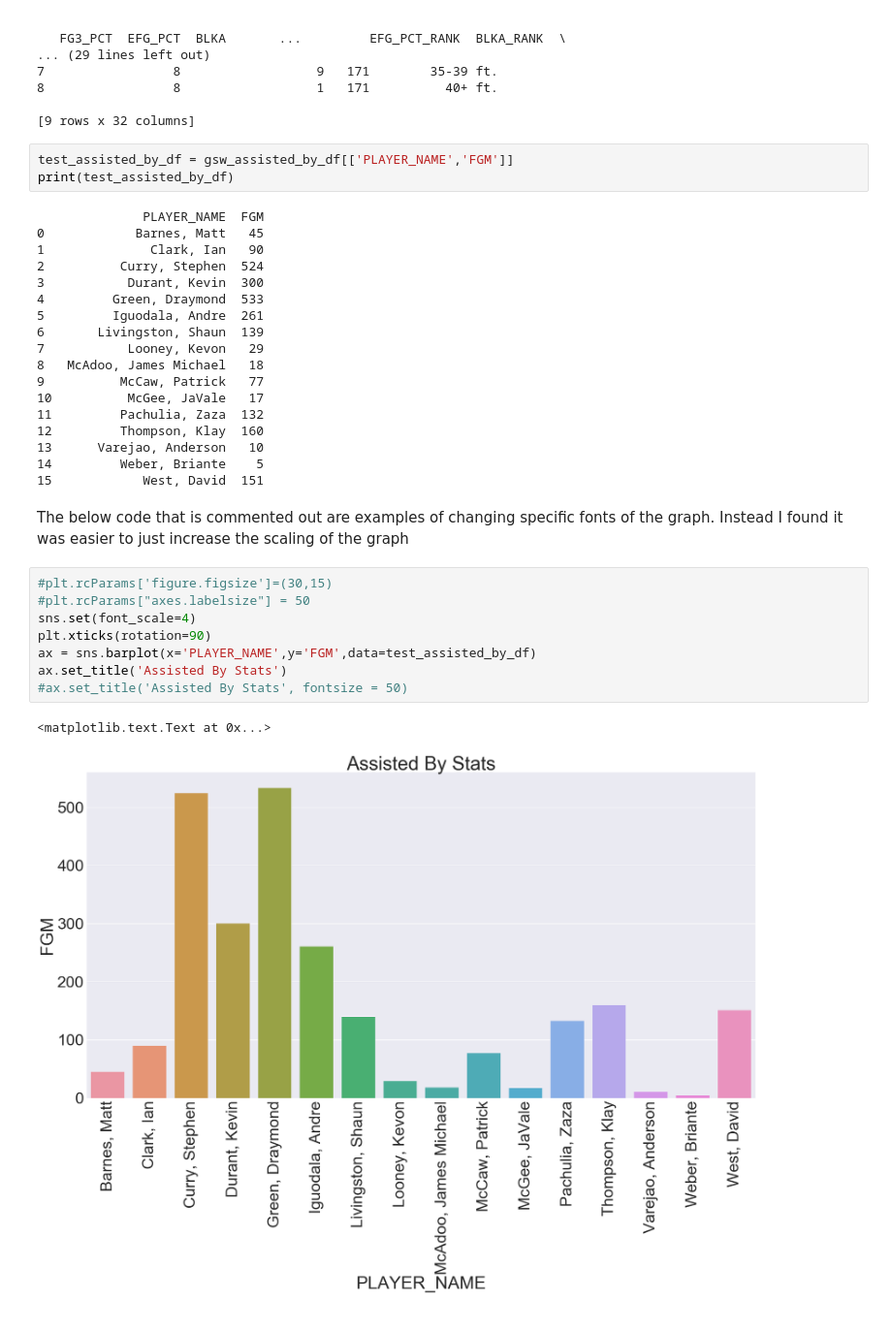
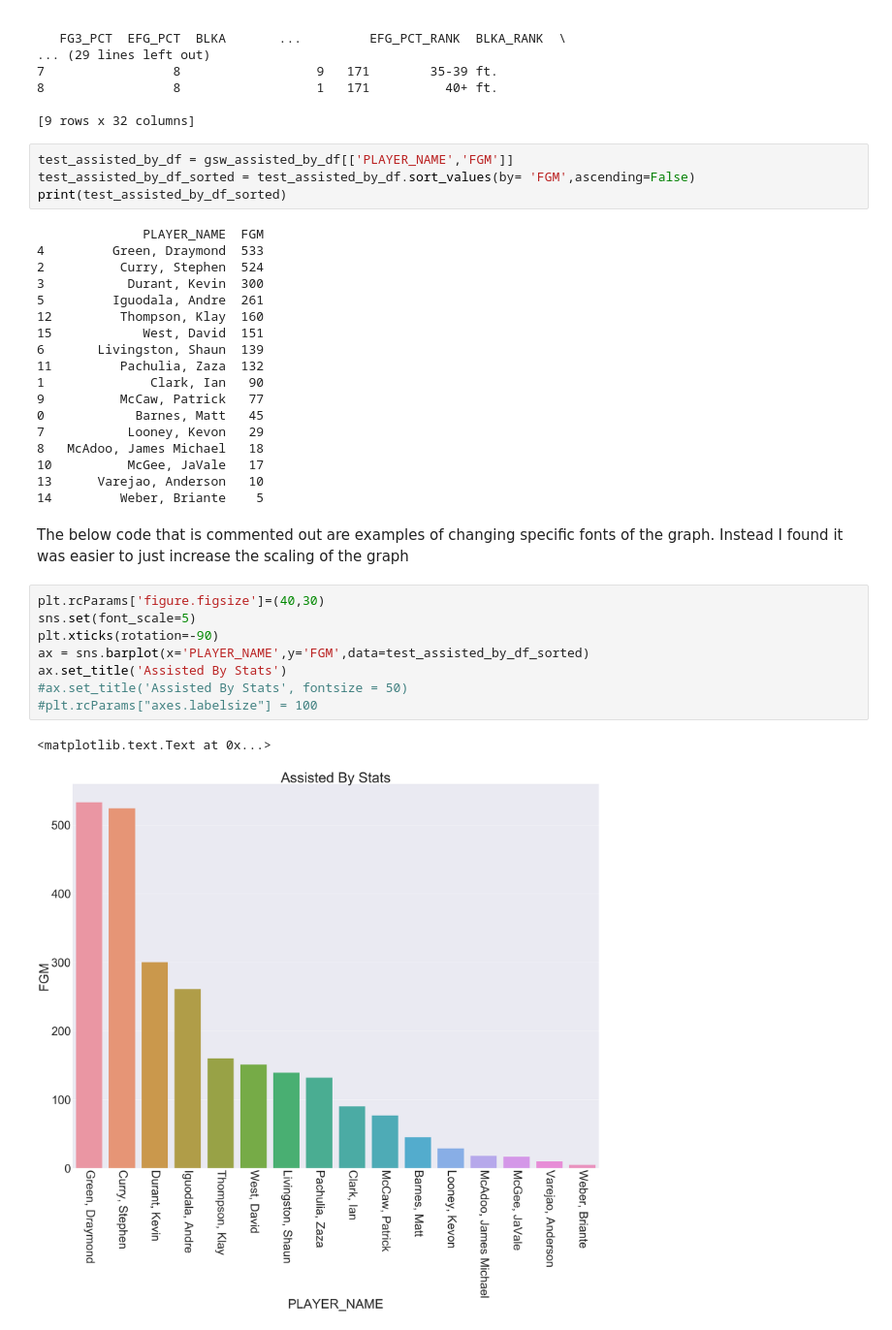
Before and after one commit to RodellRodriguez/golden-state-warriors, a Jupyter notebook: Stats/Golden State Warriors Data Visualization.ipynb, the cells around one changed output. Shown at 97% size. Cells and saved outputs as stored; diff of their text form.

```diff
--- a/Stats/Golden State Warriors Data Visualization.ipynb
+++ b/Stats/Golden State Warriors Data Visualization.ipynb
@@ -35,35 +37,36 @@ print(gsw_5ft_df)
 [9 rows x 32 columns]
 # %%
 test_assisted_by_df = gsw_assisted_by_df[['PLAYER_NAME','FGM']]
-print(test_assisted_by_df)
+test_assisted_by_df_sorted = test_assisted_by_df.sort_values(by= 'FGM',ascending=False)
+print(test_assisted_by_df_sorted)
 # %% [output]
               PLAYER_NAME  FGM
-0            Barnes, Matt   45
-1              Clark, Ian   90
+4         Green, Draymond  533
 2          Curry, Stephen  524
 3           Durant, Kevin  300
-4         Green, Draymond  533
 5         Iguodala, Andre  261
+12         Thompson, Klay  160
+15            West, David  151
 6       Livingston, Shaun  139
+11         Pachulia, Zaza  132
+1              Clark, Ian   90
+9          McCaw, Patrick   77
+0            Barnes, Matt   45
 7           Looney, Kevon   29
 8   McAdoo, James Michael   18
-9          McCaw, Patrick   77
 10          McGee, JaVale   17
-11         Pachulia, Zaza  132
-12         Thompson, Klay  160
 13      Varejao, Anderson   10
 14         Weber, Briante    5
-15            West, David  151
 # %% [markdown]
 The below code that is commented out are examples of changing specific fonts of the graph. Instead I found it was easier to just increase the scaling of the graph
 # %%
-#plt.rcParams['figure.figsize']=(30,15)
-#plt.rcParams["axes.labelsize"] = 50
-sns.set(font_scale=4)
-plt.xticks(rotation=90)
-ax = sns.barplot(x='PLAYER_NAME',y='FGM',data=test_assisted_by_df)
+plt.rcParams['figure.figsize']=(40,30)
+sns.set(font_scale=5)
+plt.xticks(rotation=-90)
+ax = sns.barplot(x='PLAYER_NAME',y='FGM',data=test_assisted_by_df_sorted)
 ax.set_title('Assisted By Stats')
 #ax.set_title('Assisted By Stats', fontsize = 50)
+#plt.rcParams["axes.labelsize"] = 100
 # %% [output]
 <matplotlib.text.Text at 0x...>
-[figure, old version]
+[figure, new version]
```
Also changed, not shown: parts of 1 cell of this notebook.
